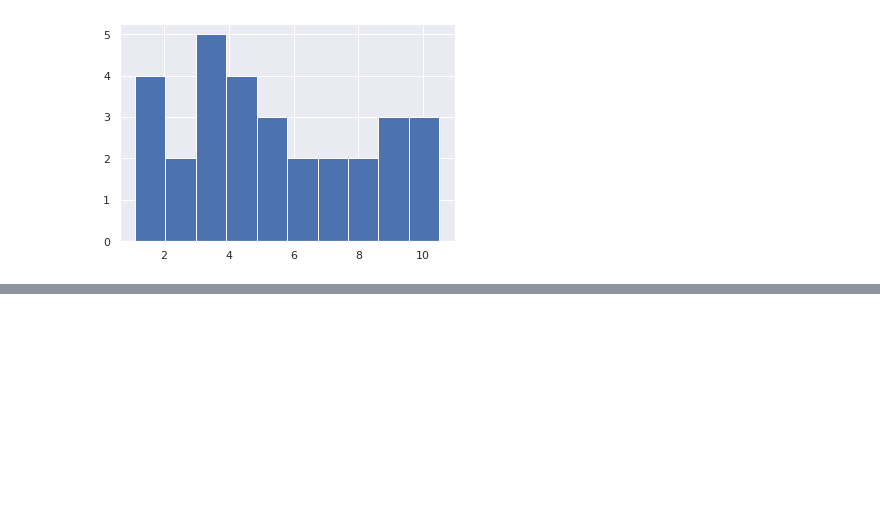
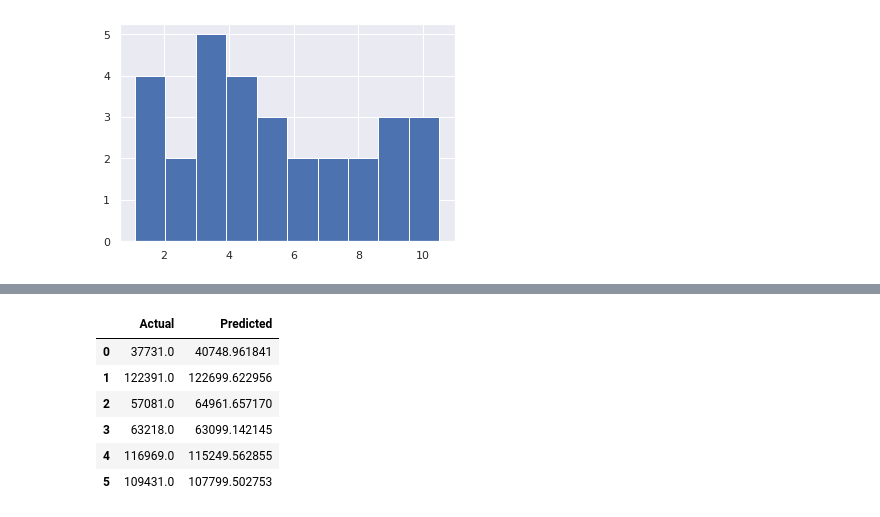
Before and after one commit to Iamsbharti/ML-AI, a Jupyter notebook: algorithms/Liner-Regression/Linear_Reg.ipynb, the cells around one changed output, grey strips where cells are left out. Saved outputs shown, nothing was run; the diff lists cells and outputs as text; code cells hidden in the pictures; blank space fills up the shorter version.

```diff
--- a/algorithms/Liner-Regression/Linear_Reg.ipynb
+++ b/algorithms/Liner-Regression/Linear_Reg.ipynb
@@ -221,0 +263,12 @@ X_train,X_test,y_train,y_test = train_test_split(X,y,test_size = 0.2,random_stat
+# %%
+# now we will compare the actual output values for X_test with the predicted values,
+test_prediction_df = pd.DataFrame({'Actual':y_test.flatten(),'Predicted':y_pred.flatten()})
+test_prediction_df
+# %% [output]
+|  | Actual | Predicted |
+| 0 | 37731.0 | 40748.961841 |
+| 1 | 122391.0 | 122699.622956 |
+| 2 | 57081.0 | 64961.657170 |
+| 3 | 63218.0 | 63099.142145 |
+| 4 | 116969.0 | 115249.562855 |
+| 5 | 109431.0 | 107799.502753 |
```
Also changed, not shown: parts of 4 cells of this notebook.
